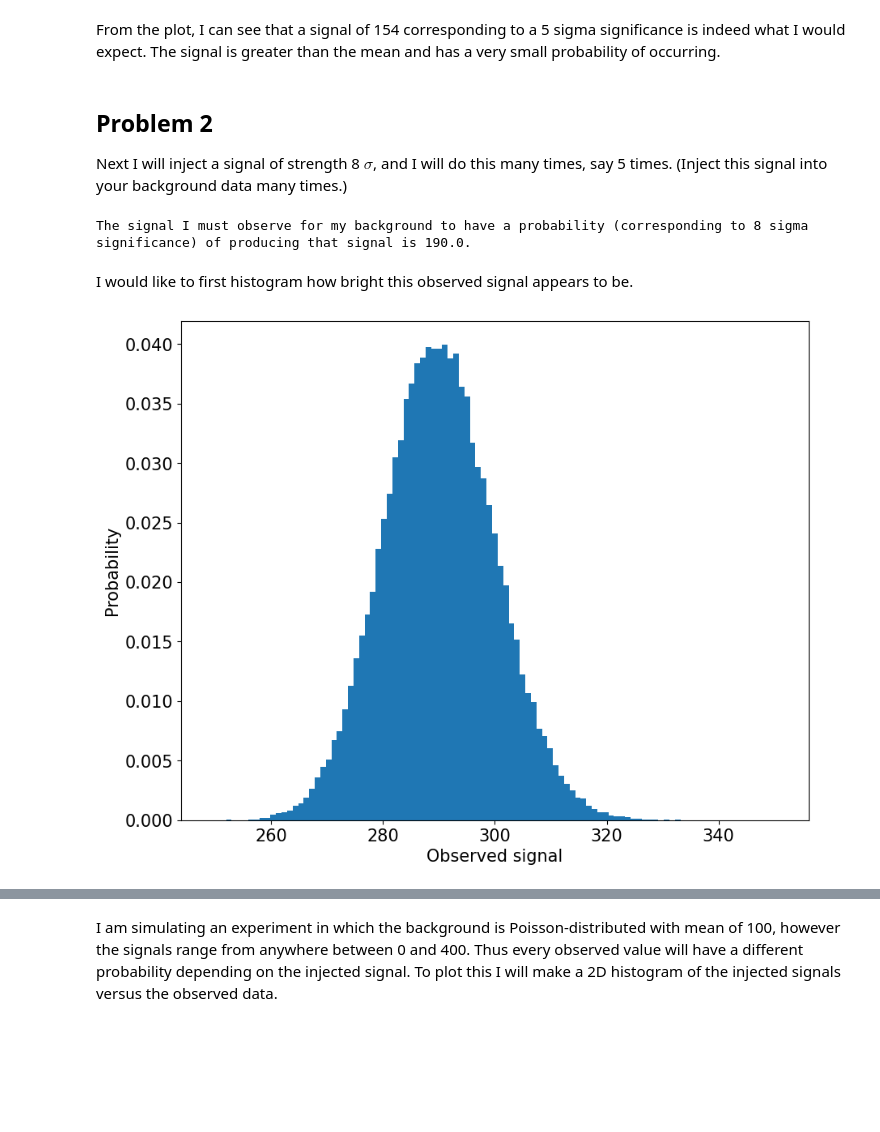
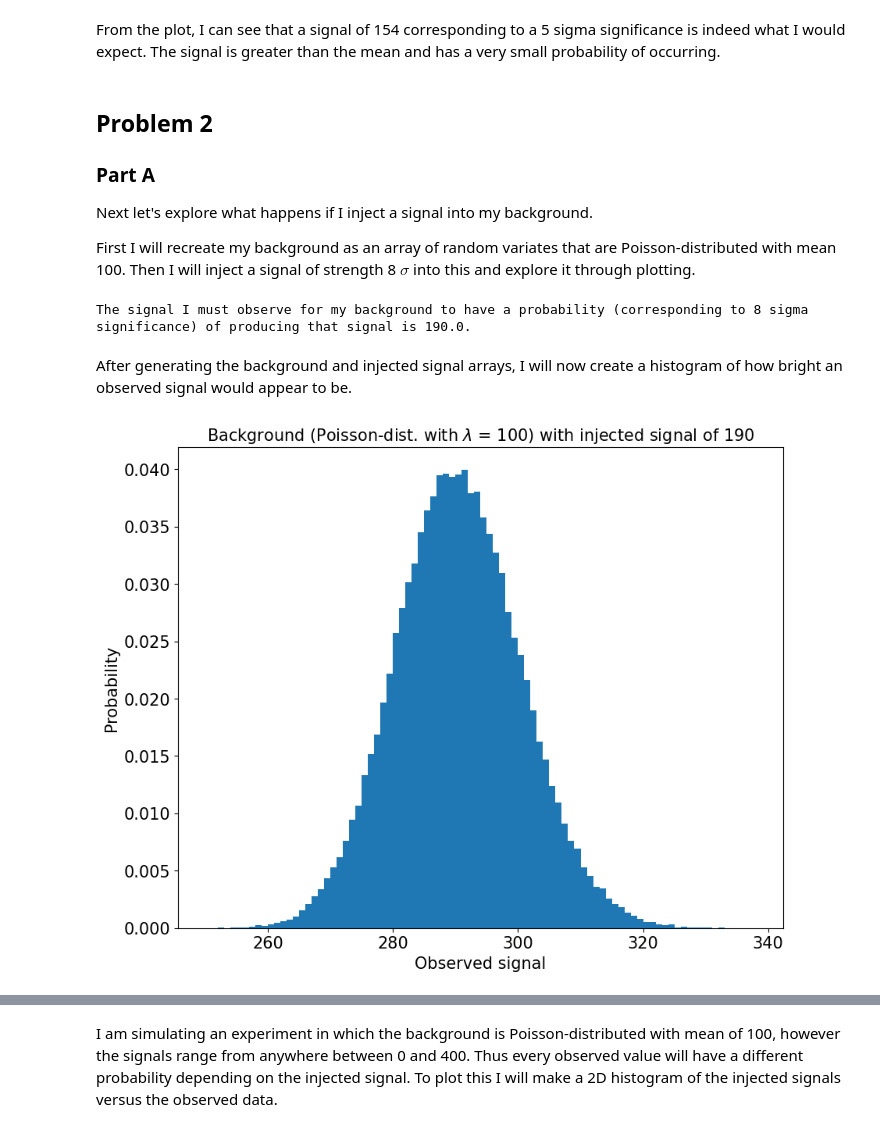
Before and after one commit to jenniv27/phys434, a Jupyter notebook: Labs/Lab6.ipynb, the cells around one changed output, grey strips where cells are left out. Drawn from its saved outputs; the diff is of its cells as text; code cells hidden in the pictures; blank space fills up the shorter version.

```diff
--- a/Labs/Lab6.ipynb
+++ b/Labs/Lab6.ipynb
@@ -55,7 +63,10 @@ The signal I must observe for my background have a probability (corresponding to
 From the plot, I can see that a signal of 154 corresponding to a 5 sigma significance is indeed what I would expect. The signal is greater than the mean and has a very small probability of occurring.
 # %% [markdown]
 ## Problem 2
-Next I will inject a signal of strength 8 $\sigma$, and I will do this many times, say 5 times. (Inject this signal into your background data many times.)
+### Part A
+Next let's explore what happens if I inject a signal into my background.
+
+First I will recreate my background as an array of random variates that are Poisson-distributed with mean 100. Then I will inject a signal of strength 8 $\sigma$ into this and explore it through plotting.
 # %%
 # determine what is a signal of strength 8 sigma is
 sigma_b = 8
@@ -76,14 +87,16 @@ N_good = size
 bkgd = stats.poisson.rvs(bkgd_mean, size=N_good)
 data1 = bkgd + inj_signal
 # %% [markdown]
-I would like to first histogram how bright this observed signal appears to be.
+After generating the background and injected signal arrays, I will now create a histogram of how bright an observed signal would appear to be.
 # %%
 # histogram the data with the injected signal
-plt.hist(data1, 103, density = 'True')
+bins = 88
+plt.hist(data1, bins, density = 'True')
 plt.tick_params(labelsize = 15)
 plt.ylabel('Probability', fontsize = 15)
 plt.xlabel('Observed signal', fontsize = 15)
+plt.title(f'Background (Poisson-dist. with $\lambda$ = 100) with injected signal of 190', fontsize=15)
 plt.show()
 # %% [output]
-[figure, old version]
+[figure, new version]
 # %%
```
Also changed, not shown: parts of 25 cells of this notebook.
